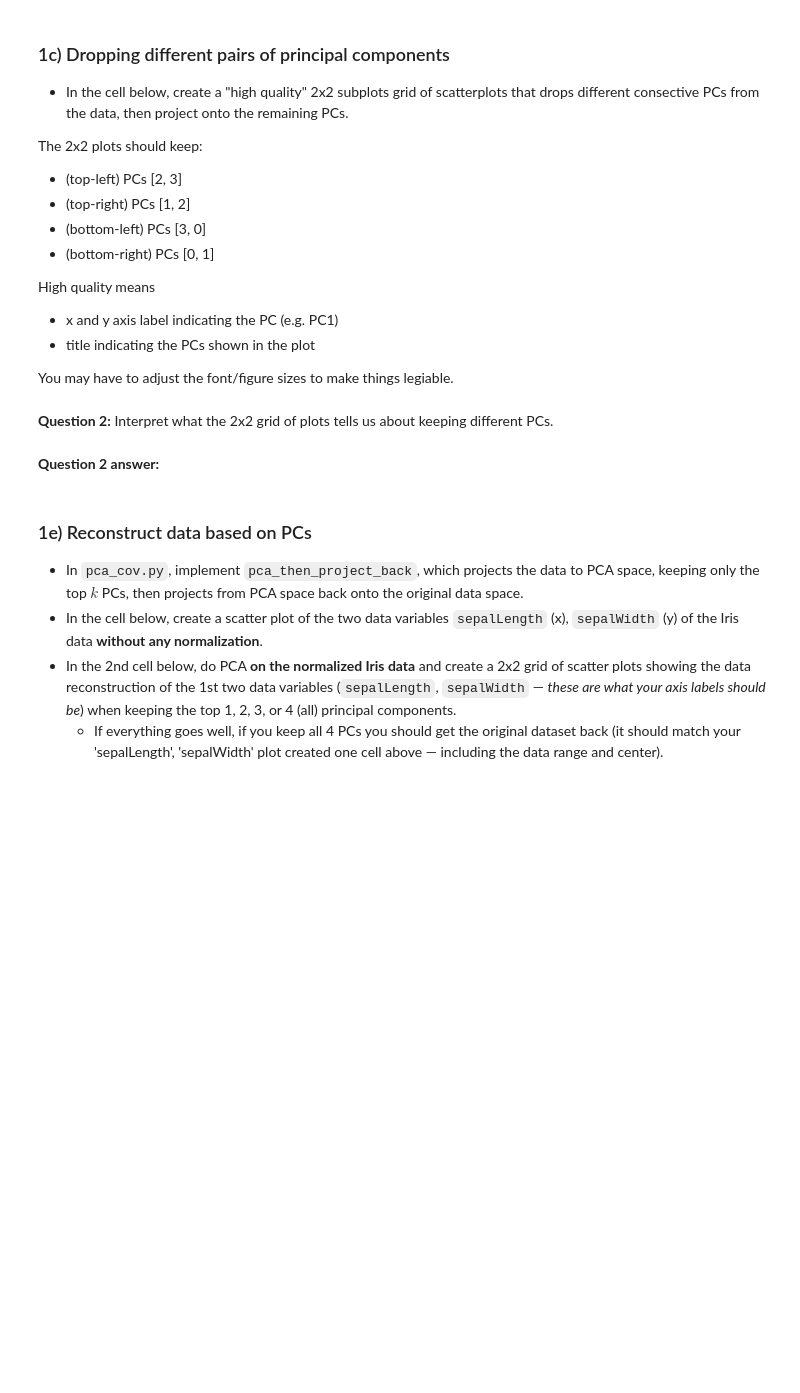
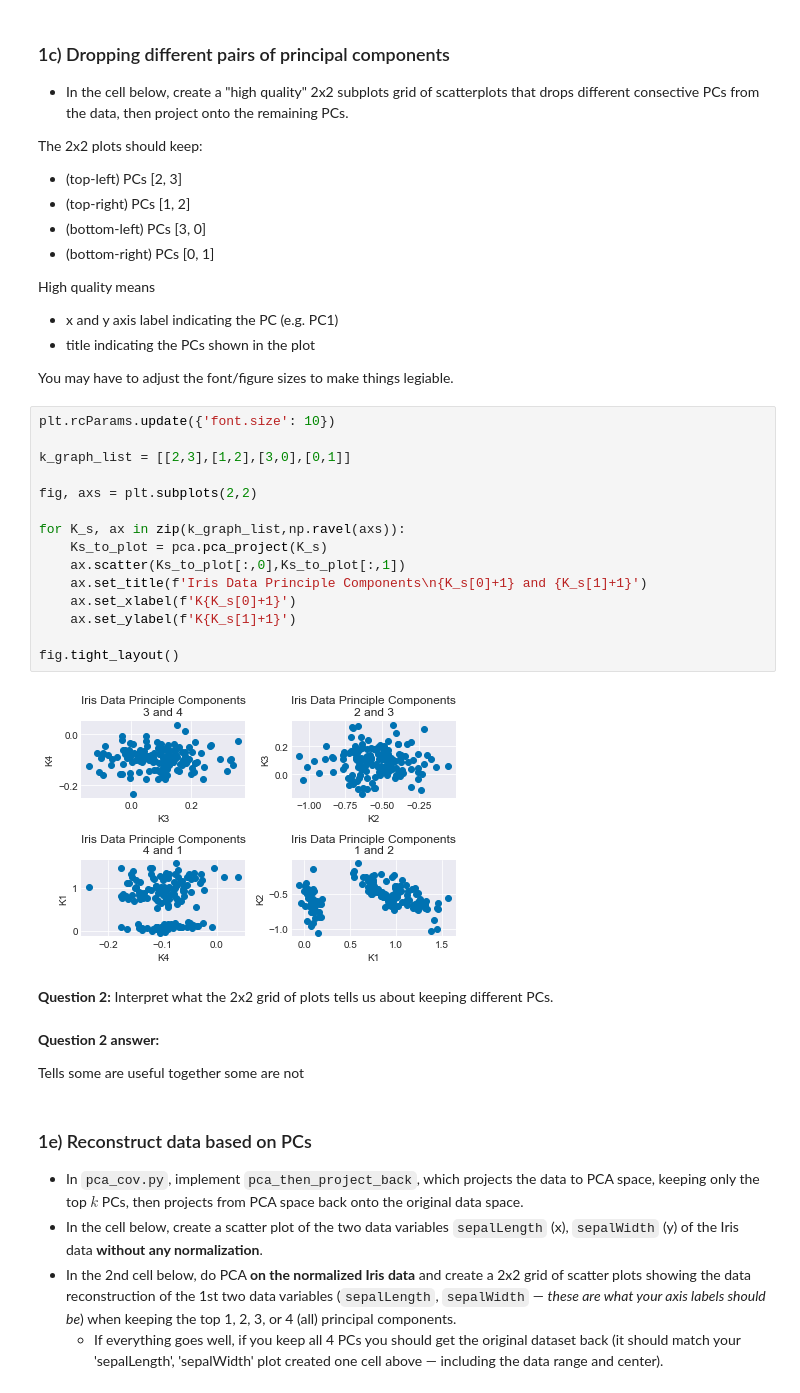
Before and after one commit to mattjax16/cs251, a Jupyter notebook: project4/pca.ipynb, the cells around one changed output. Drawn from its saved outputs; the diff is of its cells as text; blank space fills up the shorter version.

```diff
--- a/project4/pca.ipynb
+++ b/project4/pca.ipynb
@@ -247,10 +262,29 @@ High quality means
 - title indicating the PCs shown in the plot
 
 You may have to adjust the font/figure sizes to make things legiable.
+# %%
+plt.rcParams.update({'font.size': 10})
+
+k_graph_list = [[2,3],[1,2],[3,0],[0,1]]
+
+fig, axs = plt.subplots(2,2)
+
+for K_s, ax in zip(k_graph_list,np.ravel(axs)):
+    Ks_to_plot = pca.pca_project(K_s)
+    ax.scatter(Ks_to_plot[:,0],Ks_to_plot[:,1])
+    ax.set_title(f'Iris Data Principle Components\n{K_s[0]+1} and {K_s[1]+1}')
+    ax.set_xlabel(f'K{K_s[0]+1}')
+    ax.set_ylabel(f'K{K_s[1]+1}')
+
+fig.tight_layout()
+# %% [output]
+[figure, added]
 # %% [markdown]
 **Question 2:** Interpret what the 2x2 grid of plots tells us about keeping different PCs.
 # %% [markdown]
 **Question 2 answer:**
+
+Tells some are useful together some are not
 # %% [markdown]
 ### 1e) Reconstruct data based on PCs
 
```
Also changed, not shown: parts of 5 cells of this notebook, 2 other files.
